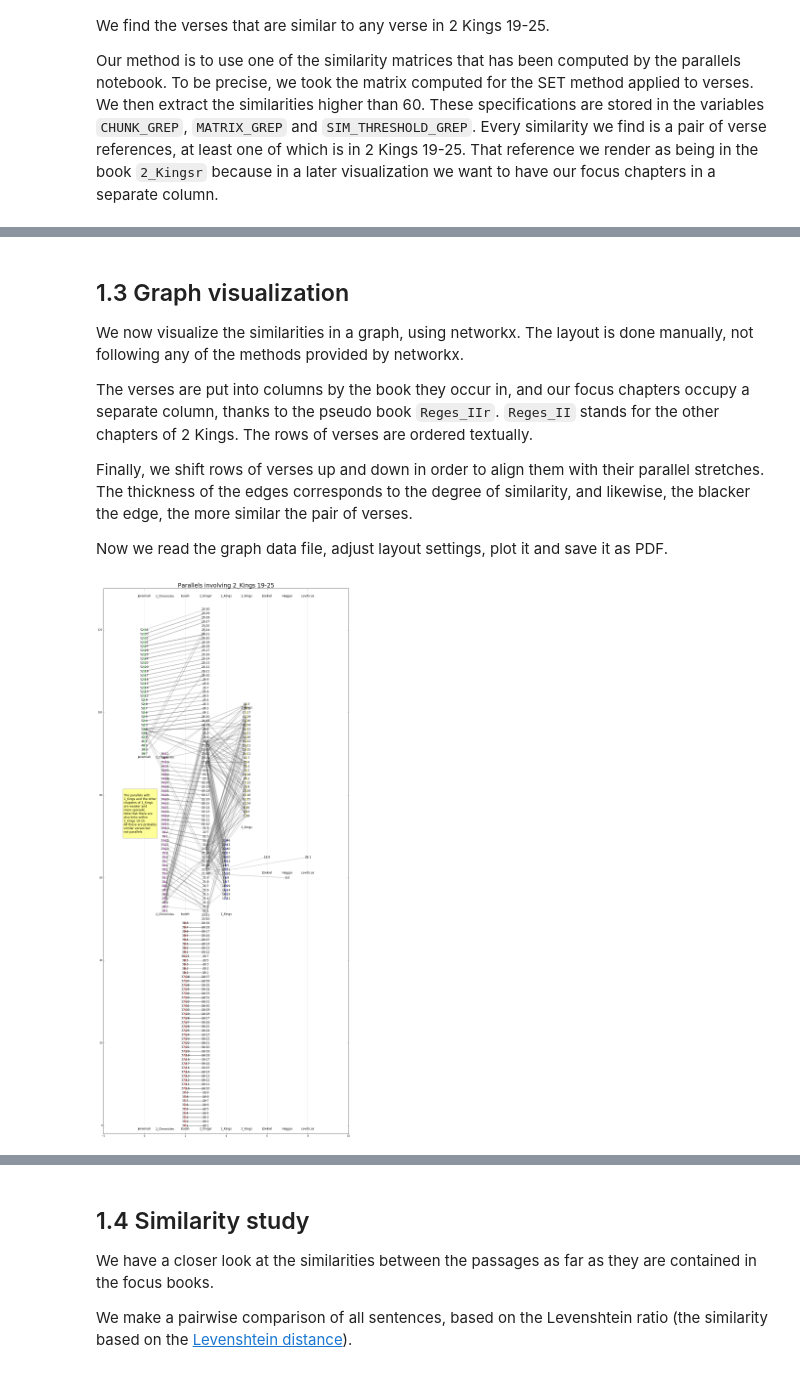
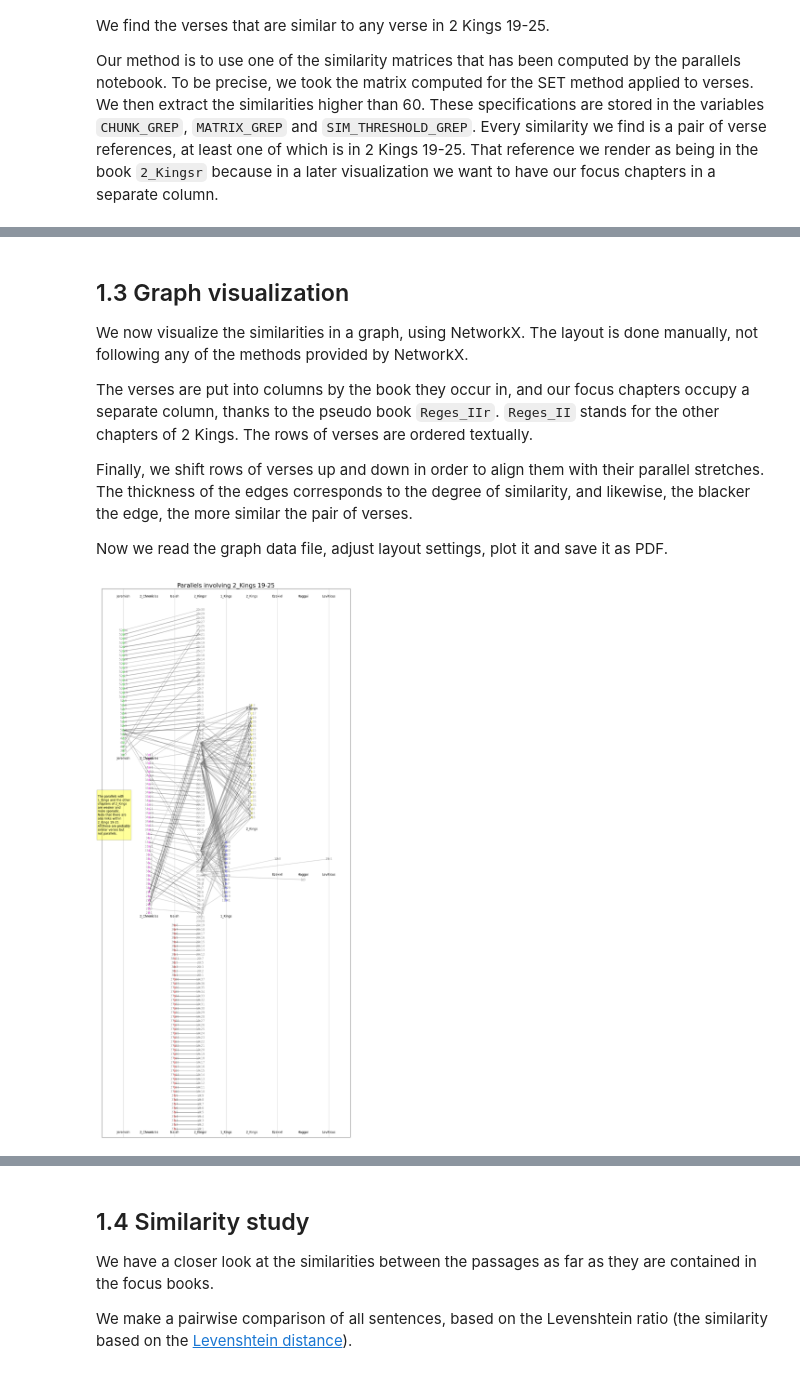
Before and after one commit to ETCBC/parallels, a Jupyter notebook: programs/kings_ii.ipynb, the cells around one changed output, grey strips where cells are left out. Cells and saved outputs as stored; diff of their text form; code cells hidden in the pictures.

```diff
--- a/programs/kings_ii.ipynb
+++ b/programs/kings_ii.ipynb
@@ -285,8 +283,8 @@ print(" ".join(sorted(allBooks)))
 # %% [markdown]
 ## 1.3 Graph visualization
 
-We now visualize the similarities in a graph, using networkx.
-The layout is done manually, not following any of the methods provided by networkx.
+We now visualize the similarities in a graph, using NetworkX.
+The layout is done manually, not following any of the methods provided by NetworkX.
 
 The verses are put into columns by the book they occur in,
 and our focus chapters occupy a separate column, thanks to the pseudo book `Reges_IIr`.
@@ -366,7 +364,7 @@ nx.draw_networkx(
 )
 plt.ylim(-2, 130)
 bookFontSize = 12
-plt.grid(b=True, which="both", axis="x")
+plt.grid(visible=True, which="both", axis="x")
 plt.title("Parallels involving 2_Kings 19-25", fontsize=24)
 plt.text(
     -1,
@@ -381,34 +379,34 @@ Note that there are
 also links within
 2_Kings 19-25.
 All these are probably
 similar verses but
 not parallels.
 """,  # bbox=dict(width=145, height=200, facecolor='yellow', alpha=0.4), fontsize=12)
     # suddenly the width and height keyword args are no longer accepted.
     # bbox performs an auto fit
     bbox=dict(facecolor="yellow", alpha=0.4),
     fontsize=12,
 )
 
 # add additional book labels
 for (ypos, books) in (
     (-1, allBooksCust),
     (51, ["2_Chronicles", "Isaiah", "1_Kings"]),
     (61, ["Leviticus", "Ezekiel", "Haggai"]),
     (72, ["2_Kings"]),
     (89, ["2_Chronicles", "Jeremiah"]),
     (101, ["2_Kings"]),
     (128, allBooksCust),
 ):
     for bk in books:
         plt.text(
             posX[bk], ypos, bk, fontsize=bookFontSize, horizontalalignment="center"
         )
 
 # save the plot as pdf
 plt.savefig("kings_parallels.pdf")
 # %% [output]
-[figure, old version]
+[figure, new version]
 # %% [markdown]
 From the graph above we read off which are the interesting passages to compare:
 
```
Also changed, not shown: parts of 18 cells of this notebook, 9 other files.
